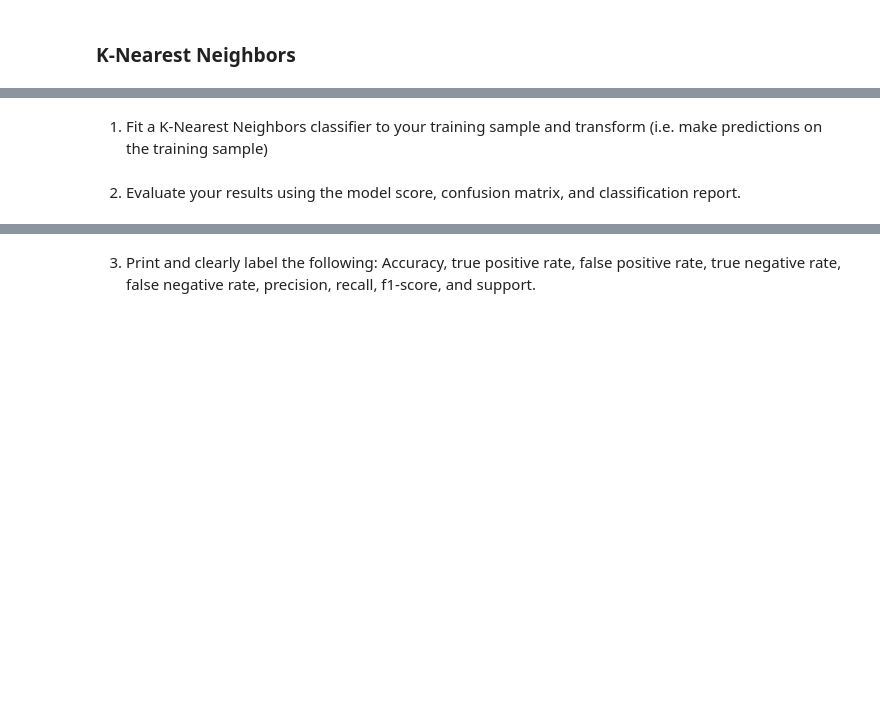
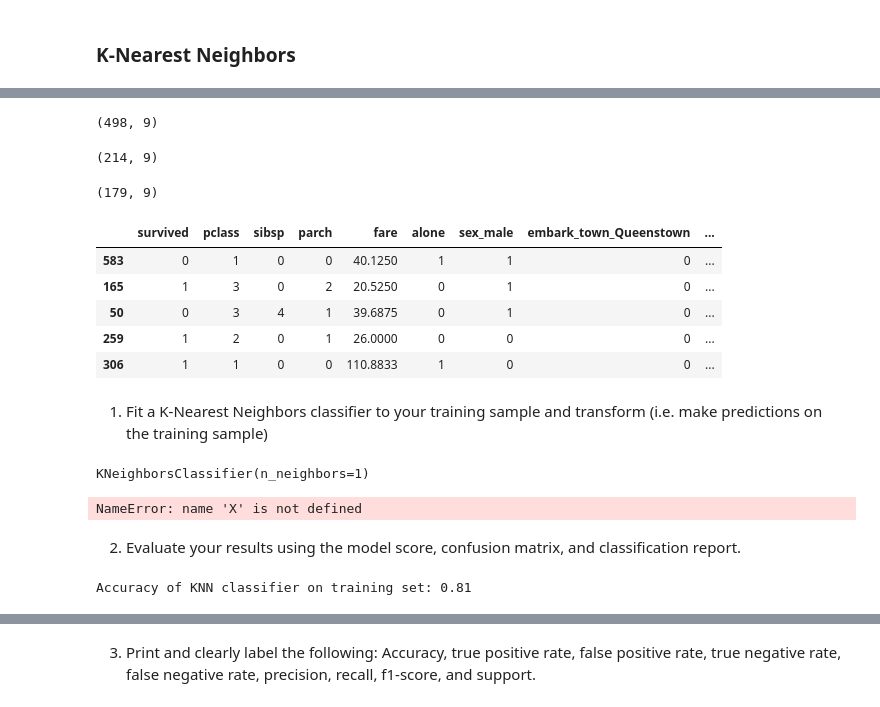
Before and after one commit to rachelrobbinsmayhill/classification-exercises, a Jupyter notebook: model.ipynb, the cells around one changed output, grey strips where cells are left out. Saved outputs shown, nothing was run; the diff lists cells and outputs as text; code cells hidden in the pictures; blank space fills up the shorter version.

```diff
--- a/model.ipynb
+++ b/model.ipynb
@@ -423,0 +423,3 @@ After making a few models, which one has the best performance (or closest metric
+# %%
+df = acquire.get_titanic_data()
+df.head()
@@ -423,0 +436,3 @@ After making a few models, which one has the best performance (or closest metric
+# %%
+df = prepare.prep_titanic(df)
+df.head()
@@ -423,0 +446,4 @@ After making a few models, which one has the best performance (or closest metric
+# %%
+# drop unnecessary data
+df = df.drop(columns=["sex", "embark_town"])
+df.head()
@@ -423,0 +459,16 @@ After making a few models, which one has the best performance (or closest metric
+# %%
+# call train, validate, test
+train, validate, test = train_validate_test_split(df, 'survived', seed=123)
+# %%
+# Verify shape to make sure they are appropriate splits.
+train.shape
+# %% [output]
+(498, 9)
+# %%
+validate.shape
+# %% [output]
+(214, 9)
+# %%
+test.shape
+# %% [output]
+(179, 9)
@@ -424,2 +486,11 @@ After making a few models, which one has the best performance (or closest metric
+# %%
+train.head()
+# %% [output]
+|  | survived | pclass | sibsp | parch | fare | alone | sex_male | embark_town_Queenstown | ... |
+| 583 | 0 | 1 | 0 | 0 | 40.1250 | 1 | 1 | 0 | ... |
+| 165 | 1 | 3 | 0 | 2 | 20.5250 | 0 | 1 | 0 | ... |
+| 50 | 0 | 3 | 4 | 1 | 39.6875 | 0 | 1 | 0 | ... |
+| 259 | 1 | 2 | 0 | 1 | 26.0000 | 0 | 0 | 0 | ... |
+| 306 | 1 | 1 | 0 | 0 | 110.8833 | 1 | 0 | 0 | ... |
 # %% [markdown]
 1. Fit a K-Nearest Neighbors classifier to your training sample and transform (i.e. make predictions on the training sample)
@@ -426,2 +501,17 @@ After making a few models, which one has the best performance (or closest metric
+# %%
+# Fit model
+knn1.fit(X_train, y_train)
+# %% [output]
+KNeighborsClassifier(n_neighbors=1)
+# %%
+#Make Predictions
+y_pred = knn1.predict_proba(X_trian)
+# %% [output]
+NameError: name 'X' is not defined
 # %% [markdown]
 2. Evaluate your results using the model score, confusion matrix, and classification report.
+# %%
+print('Accuracy of KNN classifier on training set: {:.2f}'
+     .format(knn.score(X_train, y_train)))
+# %% [output]
+Accuracy of KNN classifier on training set: 0.81
```
Also changed, not shown: parts of 17 cells of this notebook.
